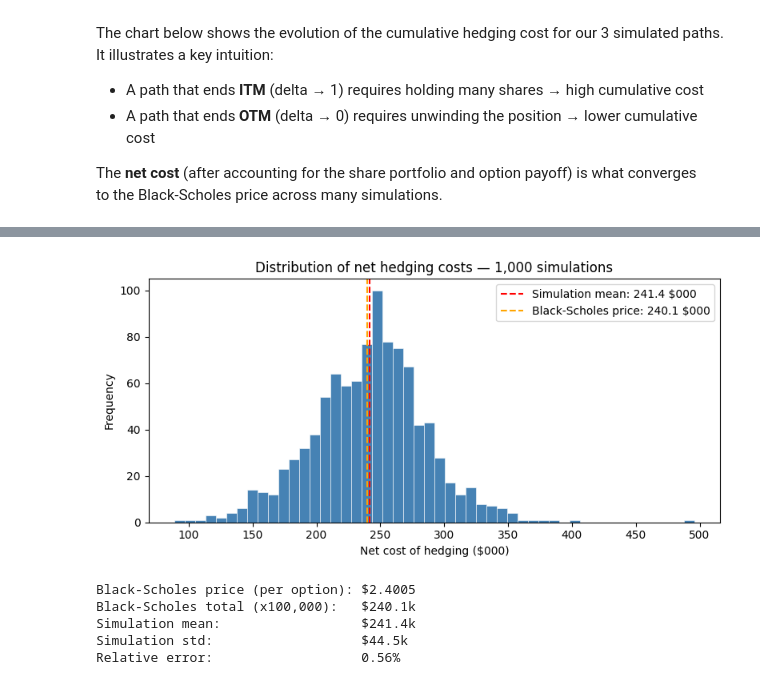
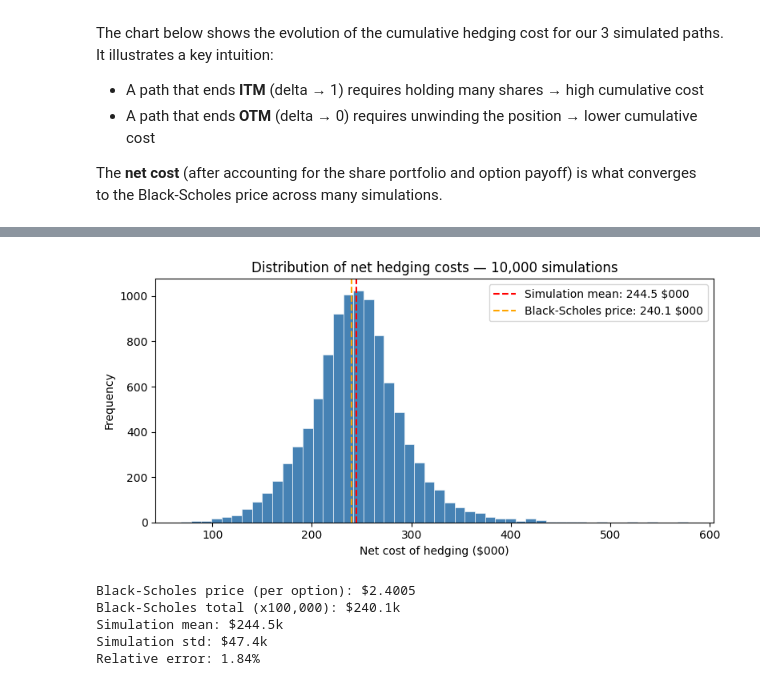
Before and after one commit to merwan-khoufache/black-scholes-options, a Jupyter notebook: Delta_Hedging.ipynb, the cells around one changed output, grey strips where cells are left out. Saved outputs shown, nothing was run; the diff lists cells and outputs as text; code cells hidden in the pictures.

```diff
--- a/Delta_Hedging.ipynb
+++ b/Delta_Hedging.ipynb
@@ -89,8 +101,10 @@ S0 = 49.0        # initial stock price
 K = 50.0         # strike price
 r = 0.05         # risk-free rate (annualized)
 sigma = 0.20     # volatility (annualized)
-T = 20 / 52      # time to maturity in years (20 weeks)
-n_steps = 20     # number of rebalancing steps (weekly)
+T = 20/52      # time to maturity in years (20 weeks)
+
+M = 20  # number of rebalancing steps (weekly)
+
 n_options = 100_000  # size of the short option position
 # %% [markdown]
 ## 3. Delta Validation
@@ -276,13 +308,14 @@ to the Black-Scholes price across many simulations.
 fig, axes = plt.subplots(1, 2, figsize=(12, 4))
 
 for i in range(3):
-    sim_i = hedge_simulation(path=paths_3[i], K=K, r=r, sigma=sigma, T=20/52, n_steps=n_steps)
-    final_S = paths_3[i, -1]
+    path_i = S_3sim[:, i]
+    sim_i = hedge_simulation(path=path_i, K=K, r=r, sigma=sigma, T=T, M=M)
+    final_S = path_i[-1]
     outcome = 'ITM' if final_S > K else 'OTM'
     label = f"Path {i+1} — {outcome} (S$_T$ = ${final_S:.2f})"
 
     # stock price trajectories
-    axes[0].plot(paths_3[i], label=label)
+    axes[0].plot(path_i, label=label)
 
     # cumulative hedging cost
     axes[1].plot(sim_i["cumulative_cost"], label=label)
@@ -322,48 +360,58 @@ This error shrinks as rebalancing becomes more frequent.
 # %%
-n_simulations = 1000
-paths = simulate_paths(S0=S0, mu=0.05, sigma=sigma, T=20/52, n_steps=n_steps, n_simulations=n_simulations)
+I = 10000
+paths = simulate_gbm_book(S0=S0, r=r, sigma=sigma, T=T, M=M, I=I)
 
 hedging_costs = []
-for i in range(n_simulations):
-    sim = hedge_simulation(path=paths[i], K=K, r=r, sigma=sigma, T=20/52, n_steps=n_steps)
 
-    final_S = paths[i, -1]
+for i in range(I):
+    path_i = paths[:, i]
+
+    sim = hedge_simulation(
+        path=path_i, K=K, r=r, sigma=sigma, T=T, M=M, n_options=n_options
+    )
+
+    final_S = paths[-1, i]
+
     delta_final = sim["delta"].iloc[-1]
     shares_held = delta_final * n_options
-    portfolio_value = shares_held * final_S / 1000          # value of shares held at expiry ($000)
-    payoff = max(final_S - K, 0) * n_options / 1000         # option payoff paid to buyer ($000)
+    portfolio_value = shares_held * final_S / 1000
+    payoff = np.maximum(final_S - K, 0) * n_options / 1000
 
     net_cost = sim["cumulative_cost"].iloc[-1] - portfolio_value + payoff
     hedging_costs.append(net_cost)
 
+hedging_costs = np.array(hedging_costs)
+
 # Black-Scholes theoretical price
 bs_price1 = bs_price(S=S0, K=K, T=T, r=r, sigma=sigma)
-bs_total = bs_price1 * n_options / 1000   # in $000
+bs_total = bs_price1 * n_options / 1000
 
 # plot
 plt.figure(figsize=(8, 4))
 plt.hist(hedging_costs, bins=50, color='steelblue', edgecolor='white', linewidth=0.4)
-plt.axvline(np.mean(hedging_costs), color='red',    linestyle='--', label=f'Simulation mean: {np.mean(hedging_costs):.1f} $000')
-plt.axvline(bs_total,               color='orange', linestyle='--', label=f'Black-Scholes price: {bs_total:.1f} $000')
+plt.axvline(np.mean(hedging_costs), color='red', linestyle='--',
+            label=f'Simulation mean: {np.mean(hedging_costs):.1f} $000')
+plt.axvline(bs_total, color='orange', linestyle='--',
+            label=f'Black-Scholes price: {bs_total:.1f} $000')
 plt.xlabel('Net cost of hedging ($000)')
 plt.ylabel('Frequency')
-plt.title('Distribution of net hedging costs — 1,000 simulations')
+plt.title(f'Distribution of net hedging costs — {I:,} simulations')
 plt.legend()
 plt.tight_layout()
 plt.show()
 
 print(f"Black-Scholes price (per option): ${bs_price1:.4f}")
-print(f"Black-Scholes total (x100,000):   ${bs_total:.1f}k")
-print(f"Simulation mean:                  ${np.mean(hedging_costs):.1f}k")
-print(f"Simulation std:                   ${np.std(hedging_costs):.1f}k")
-print(f"Relative error:                   {abs(np.mean(hedging_costs) - bs_total) / bs_total * 100:.2f}%")
+print(f"Black-Scholes total (x{n_options:,}): ${bs_total:.1f}k")
+print(f"Simulation mean: ${np.mean(hedging_costs):.1f}k")
+print(f"Simulation std: ${np.std(hedging_costs):.1f}k")
+print(f"Relative error: {abs(np.mean(hedging_costs) - bs_total) / bs_total * 100:.2f}%")
 # %% [output]
-[figure, old version]
+[figure, new version]
 Black-Scholes price (per option): $2.4005
-Black-Scholes total (x100,000):   $240.1k
-Simulation mean:                  $241.4k
-Simulation std:                   $44.5k
-Relative error:                   0.56%
+Black-Scholes total (x100,000): $240.1k
+Simulation mean: $244.5k
+Simulation std: $47.4k
+Relative error: 1.84%
 # %% [markdown]
 ## 9. Conclusion
 
```
Also changed, not shown: parts of 13 cells of this notebook.
